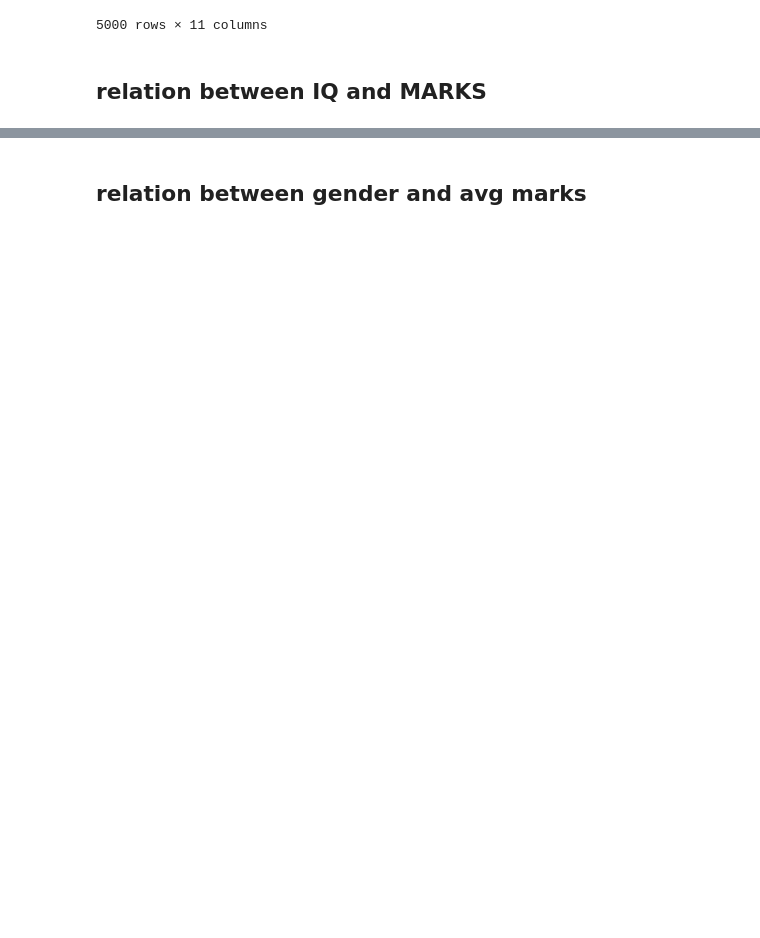
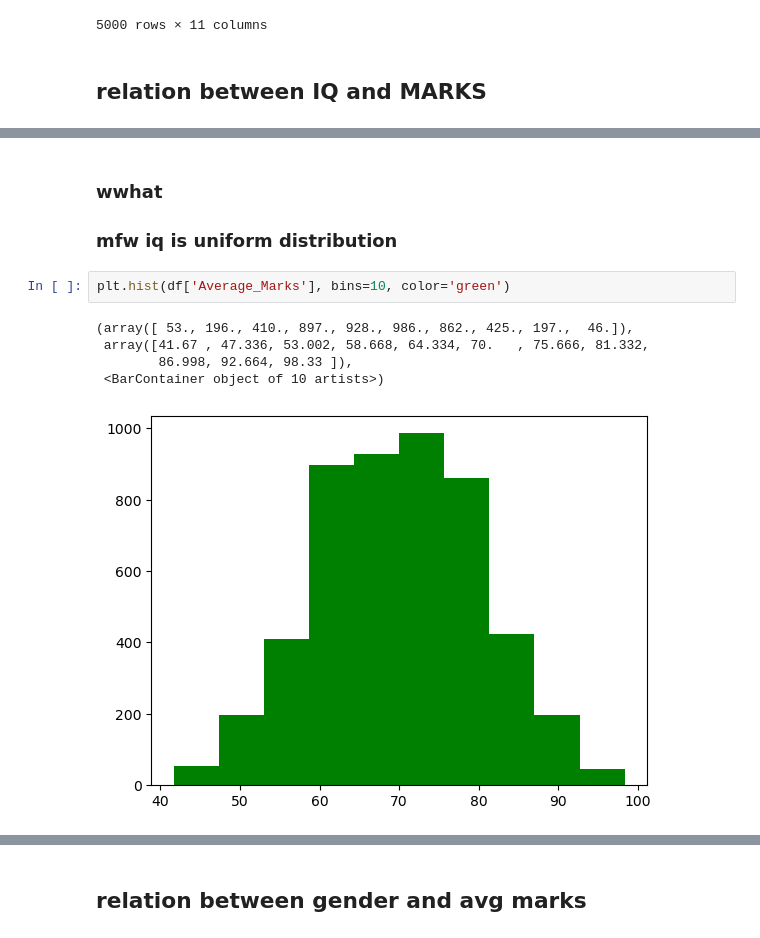
Before and after one commit to stanleyedward/dsc_eda, a Jupyter notebook: test.ipynb, the cells around one changed output, grey strips where cells are left out. Saved outputs shown, nothing was run; the diff lists cells and outputs as text; blank space fills up the shorter version.

```diff
--- a/test.ipynb
+++ b/test.ipynb
@@ -269,0 +291,11 @@ df
+# %% [markdown]
+### wwhat
+### mfw iq is uniform distribution
+# %%
+plt.hist(df['Average_Marks'], bins=10, color='green')
+# %% [output]
+(array([ 53., 196., 410., 897., 928., 986., 862., 425., 197.,  46.]),
+ array([41.67 , 47.336, 53.002, 58.668, 64.334, 70.   , 75.666, 81.332,
+        86.998, 92.664, 98.33 ]),
+ <BarContainer object of 10 artists>)
+[figure, added]
```
Also changed, not shown: parts of 6 cells of this notebook.
